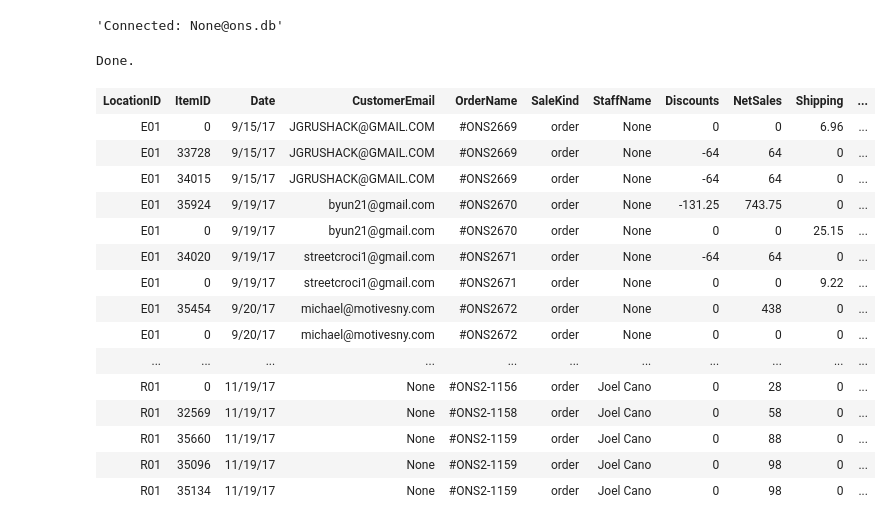
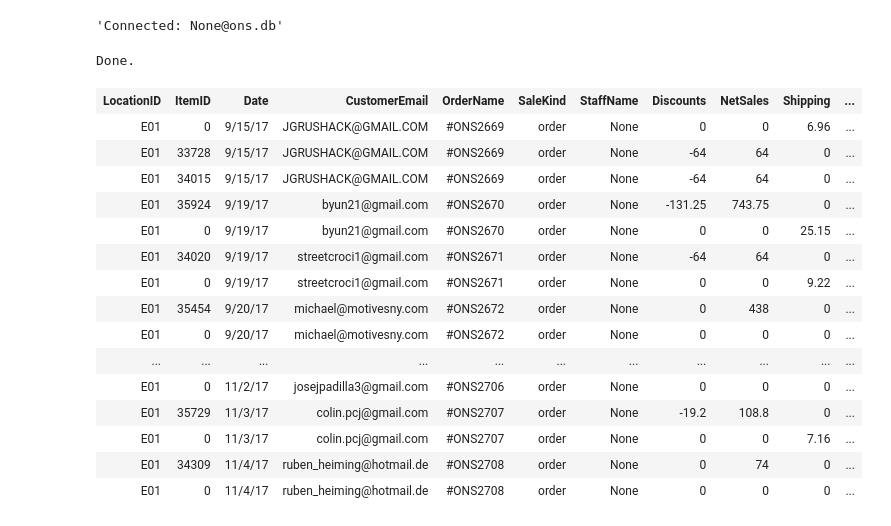
Before and after one commit to fairfield-university-is510-fall2017/final-project-3-blind-mice, a Jupyter notebook: Adding New Data.ipynb, the cells around one changed output. Cells and saved outputs as stored; diff of their text form; code cells hidden in the pictures.

Commit message:
Added Limits to SELECT
ADDED LIMITS 100 TO SELECT STATEMENT so it can load

```diff
--- a/Adding New Data.ipynb
+++ b/Adding New Data.ipynb
@@ -16,22 +16,22 @@ df_sales= pd.read_csv('NewSales.csv')
 sql_sales= df_sales.to_sql('Sales', conn, if_exists='append', index=False);
 # %%
 %%sql
-SELECT * FROM Sales
+SELECT * FROM Sales limit 100;
 # %% [output]
 Done.
 | LocationID | ItemID | Date | CustomerEmail | OrderName | SaleKind | StaffName | Discounts | NetSales | Shipping | ... |
 | E01 | 0 | 9/15/17 | JGRUSHACK@GMAIL.COM | #ONS2669 | order | None | 0 | 0 | 6.96 | ... |
 | E01 | 33728 | 9/15/17 | JGRUSHACK@GMAIL.COM | #ONS2669 | order | None | -64 | 64 | 0 | ... |
 | E01 | 34015 | 9/15/17 | JGRUSHACK@GMAIL.COM | #ONS2669 | order | None | -64 | 64 | 0 | ... |
 | E01 | 35924 | 9/19/17 | byun21@gmail.com | #ONS2670 | order | None | -131.25 | 743.75 | 0 | ... |
 | E01 | 0 | 9/19/17 | byun21@gmail.com | #ONS2670 | order | None | 0 | 0 | 25.15 | ... |
 | E01 | 34020 | 9/19/17 | streetcroci1@gmail.com | #ONS2671 | order | None | -64 | 64 | 0 | ... |
 | E01 | 0 | 9/19/17 | streetcroci1@gmail.com | #ONS2671 | order | None | 0 | 0 | 9.22 | ... |
 | E01 | 35454 | 9/20/17 | michael@motivesny.com | #ONS2672 | order | None | 0 | 438 | 0 | ... |
 | E01 | 0 | 9/20/17 | michael@motivesny.com | #ONS2672 | order | None | 0 | 0 | 0 | ... |
 | ... | ... | ... | ... | ... | ... | ... | ... | ... | ... | ... |
-| R01 | 0 | 11/19/17 | None | #ONS2-1156 | order | Joel Cano | 0 | 28 | 0 | ... |
-| R01 | 32569 | 11/19/17 | None | #ONS2-1158 | order | Joel Cano | 0 | 58 | 0 | ... |
-| R01 | 35660 | 11/19/17 | None | #ONS2-1159 | order | Joel Cano | 0 | 88 | 0 | ... |
-| R01 | 35096 | 11/19/17 | None | #ONS2-1159 | order | Joel Cano | 0 | 98 | 0 | ... |
-| R01 | 35134 | 11/19/17 | None | #ONS2-1159 | order | Joel Cano | 0 | 98 | 0 | ... |
+| E01 | 0 | 11/2/17 | josejpadilla3@gmail.com | #ONS2706 | order | None | 0 | 0 | 0 | ... |
+| E01 | 35729 | 11/3/17 | colin.pcj@gmail.com | #ONS2707 | order | None | -19.2 | 108.8 | 0 | ... |
+| E01 | 0 | 11/3/17 | colin.pcj@gmail.com | #ONS2707 | order | None | 0 | 0 | 7.16 | ... |
+| E01 | 34309 | 11/4/17 | ruben_heiming@hotmail.de | #ONS2708 | order | None | 0 | 74 | 0 | ... |
+| E01 | 0 | 11/4/17 | ruben_heiming@hotmail.de | #ONS2708 | order | None | 0 | 0 | 0 | ... |
```
Also changed, not shown: 1 other file.
